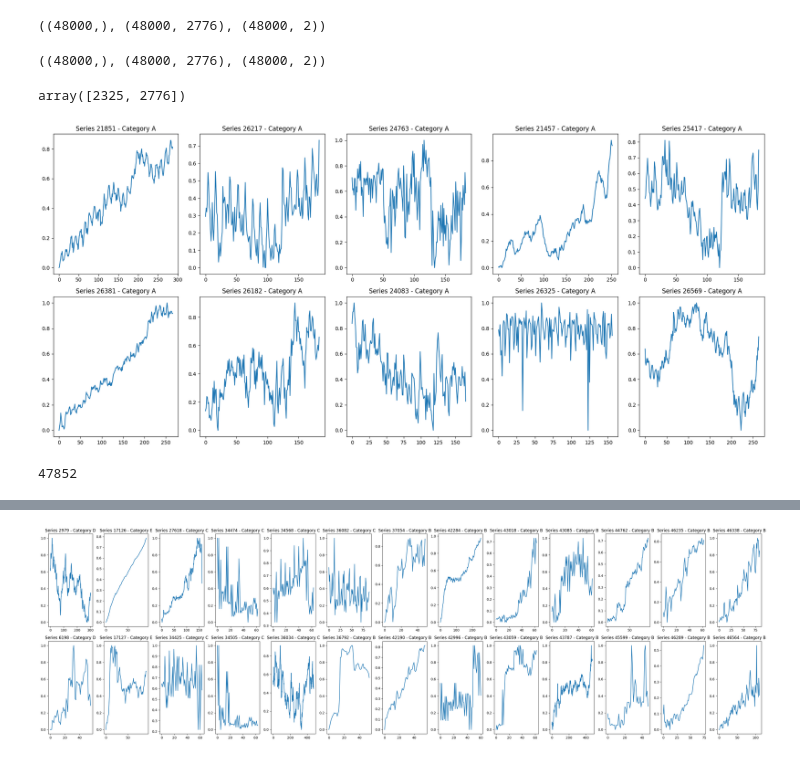
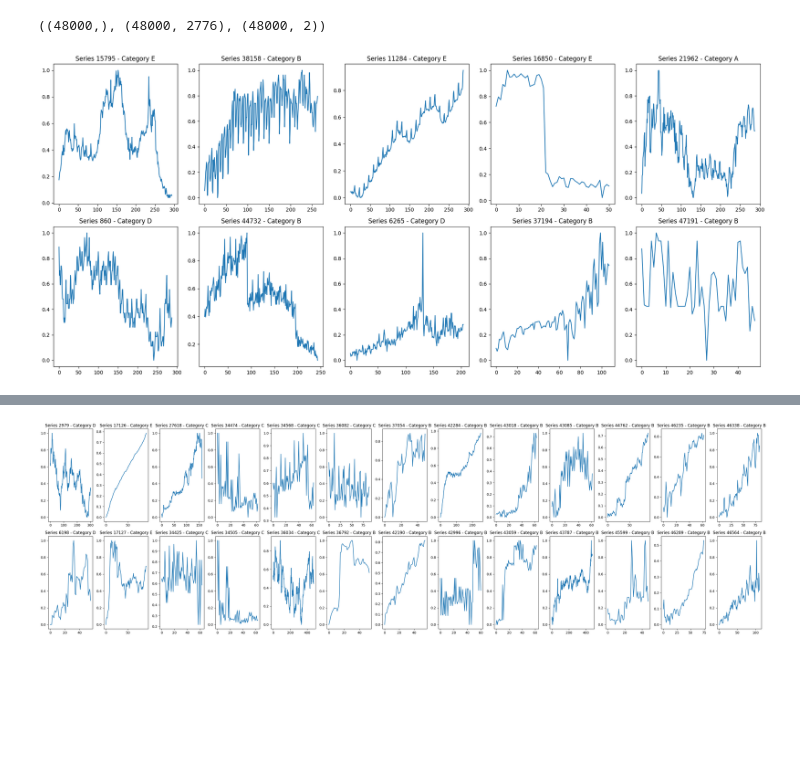
Before and after one commit to paolopertino/Artificial-Neural-Networks-and-Deep-Learning-2023-2024, a Jupyter notebook: Homework 2 - Time Series Forecasting/Homework_2.ipynb, the cells around one changed output, grey strips where cells are left out. Drawn from its saved outputs; the diff is of its cells as text; code cells hidden in the pictures; blank space fills up the shorter version.

```diff
--- a/Homework 2 - Time Series Forecasting/Homework_2.ipynb
+++ b/Homework 2 - Time Series Forecasting/Homework_2.ipynb
@@ -111,29 +111,17 @@ valid_periods = np.load('data/valid_periods.npy', allow_pickle=True)
 categories.shape, training_data.shape, valid_periods.shape
 # %% [output]
 ((48000,), (48000, 2776), (48000, 2))
-# %%
-categories.shape, training_data.shape, valid_periods.shape
-# %% [output]
-((48000,), (48000, 2776), (48000, 2))
-# %%
-valid_periods[0]
-# %% [output]
-array([2325, 2776])
 # %%
 num_series = 10
 
 fig, axes = plt.subplots(2, num_series // 2, figsize=(20, 9))
 for i in range(num_series):
     ax = axes[i % 2, i % num_series // 2]
-    #index_shown = np.random.randint(0, categories ==.shape[0])
-    index_shown = np.random.choice(np.where(categories == 'A')[0])
+    index_shown = np.random.randint(0, categories.shape[0])
+    #index_shown = np.random.choice(np.where(categories == 'A')[0])
     ax.plot(training_data[index_shown, valid_periods[index_shown][0]:valid_periods[index_shown][1]])
     ax.set_title(f"Series {index_shown} - Category {categories[index_shown]}")
 plt.tight_layout()
 plt.show()
 # %% [output]
-[figure, old version]
+[figure, new version]
-# %%
-np.argmin(valid_periods[:,1]-valid_periods[:,0])
-# %% [output]
-47852
```
Also changed, not shown: parts of 41 cells of this notebook.
